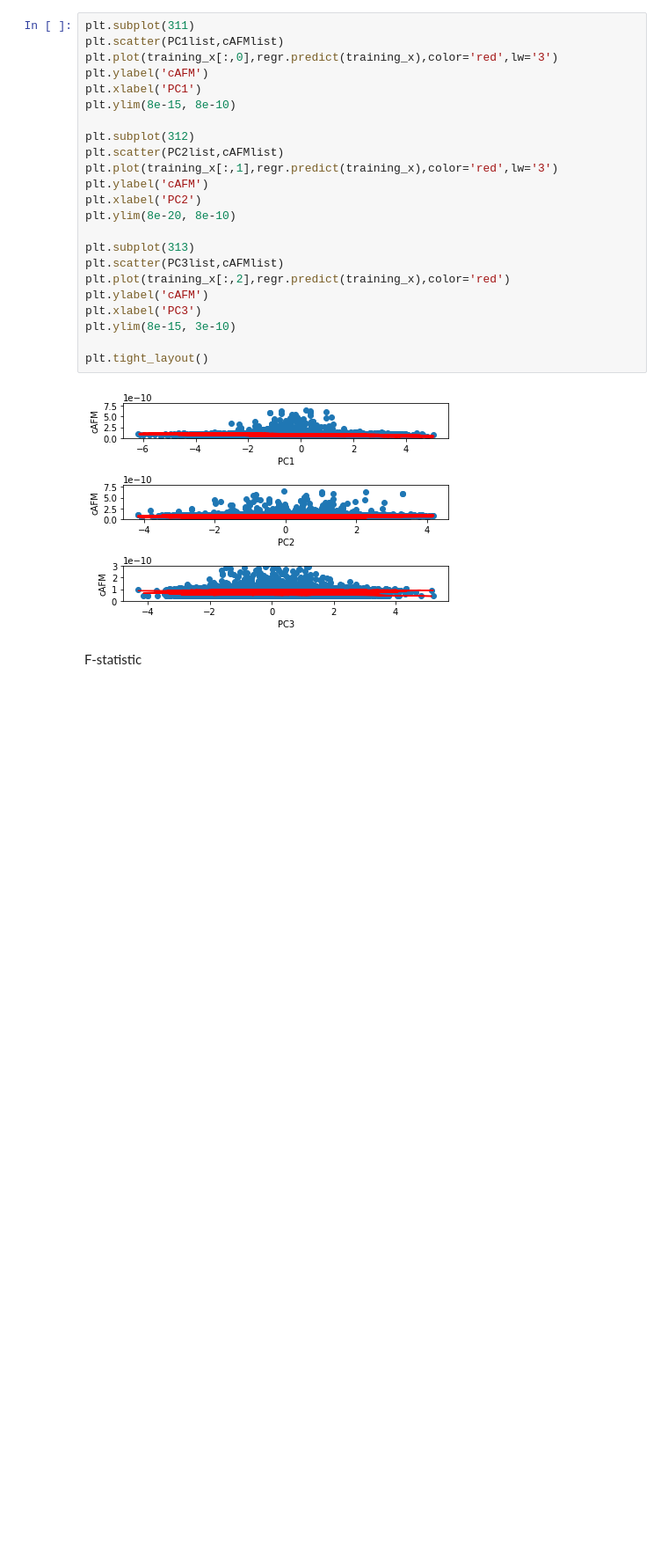
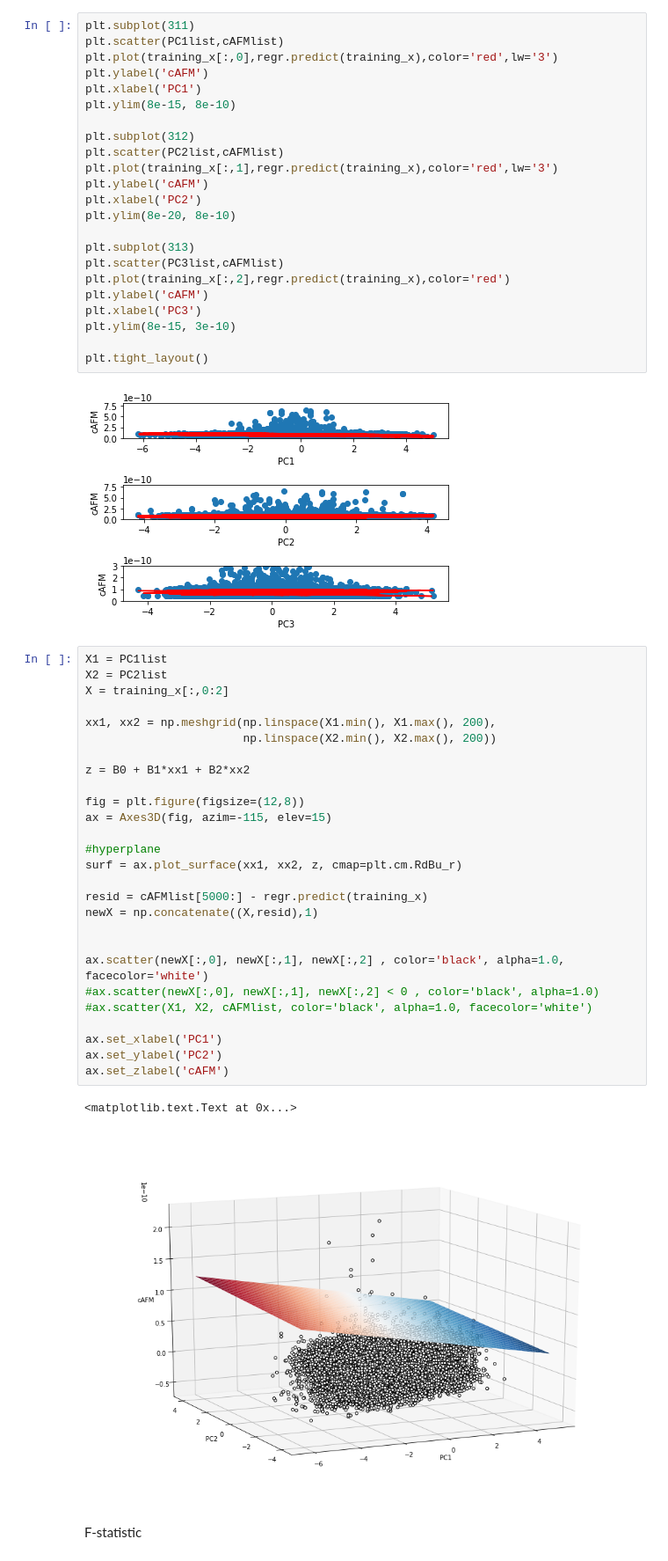
Before and after one commit to kongjy/hyperAFM, a Jupyter notebook: Notebooks/PCAandMLRonPolymers.ipynb, the cells around one changed output. Shown at 88% size. Saved outputs shown, nothing was run; the diff lists cells and outputs as text; blank space fills up the shorter version.

Commit message:
3d visualization for multiple linear regression started

```diff
--- a/Notebooks/PCAandMLRonPolymers.ipynb
+++ b/Notebooks/PCAandMLRonPolymers.ipynb
@@ -269,6 +266,36 @@ plt.ylim(8e-15, 3e-10)
 plt.tight_layout()
 # %% [output]
 [figure]
+# %%
+X1 = PC1list
+X2 = PC2list
+X = training_x[:,0:2]
+
+xx1, xx2 = np.meshgrid(np.linspace(X1.min(), X1.max(), 200),
+                       np.linspace(X2.min(), X2.max(), 200))
+
+z = B0 + B1*xx1 + B2*xx2
+
+fig = plt.figure(figsize=(12,8))
+ax = Axes3D(fig, azim=-115, elev=15)
+
+#hyperplane
+surf = ax.plot_surface(xx1, xx2, z, cmap=plt.cm.RdBu_r)
+
+resid = cAFMlist[5000:] - regr.predict(training_x)
+newX = np.concatenate((X,resid),1)
+
+
+ax.scatter(newX[:,0], newX[:,1], newX[:,2] , color='black', alpha=1.0, facecolor='white')
+#ax.scatter(newX[:,0], newX[:,1], newX[:,2] < 0 , color='black', alpha=1.0)
+#ax.scatter(X1, X2, cAFMlist, color='black', alpha=1.0, facecolor='white')
+
+ax.set_xlabel('PC1')
+ax.set_ylabel('PC2')
+ax.set_zlabel('cAFM')
+# %% [output]
+<matplotlib.text.Text at 0x...>
+[figure, added]
 # %% [markdown]
 F-statistic
 # %%
```
Also changed, not shown: parts of 6 cells of this notebook.
